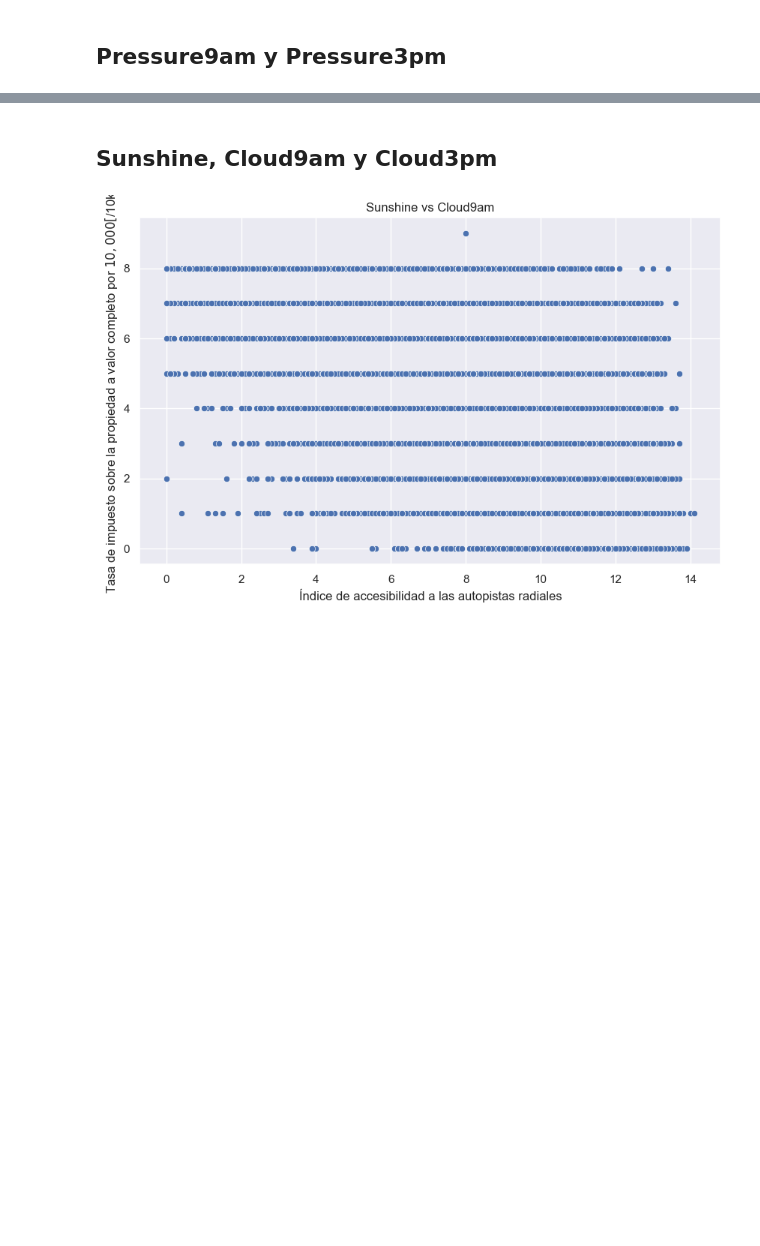
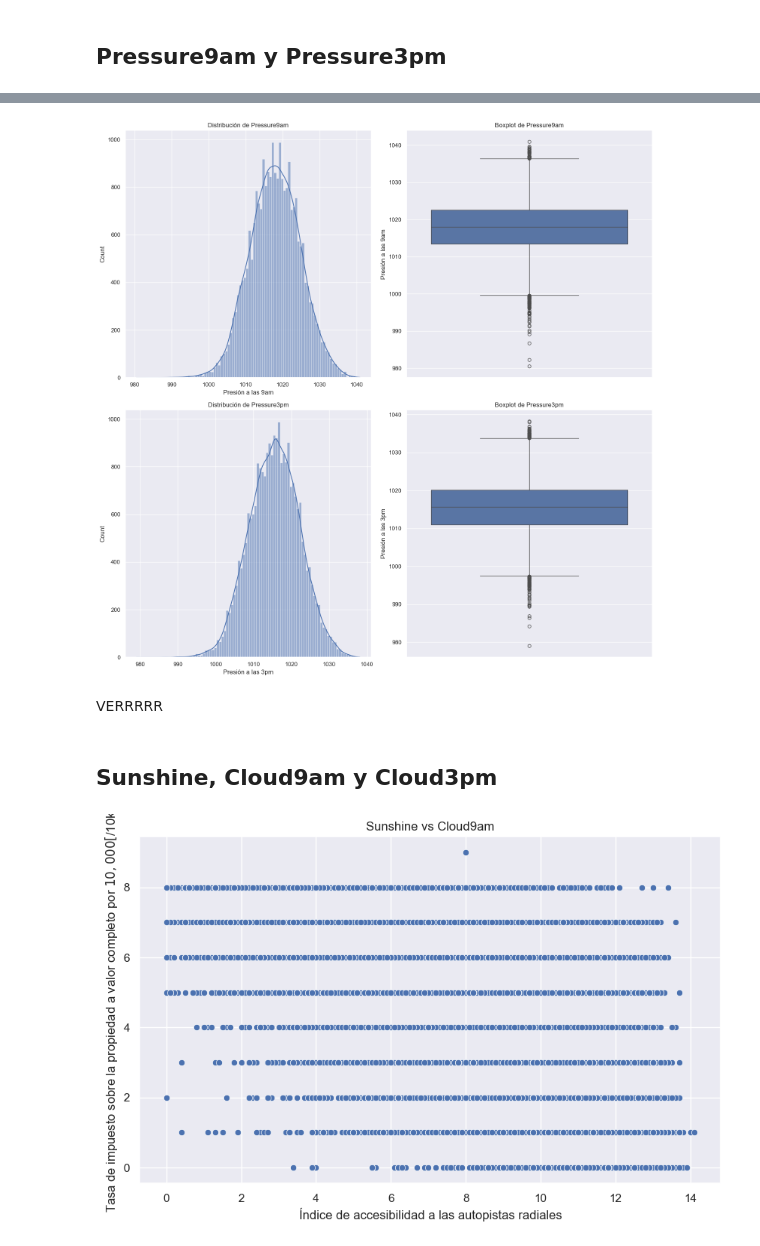
Before and after one commit to franciscoryb1/AA1-TUIA-RodriguezYBarros-Menescaldi-Britos, a Jupyter notebook: Clasificación/TP-clasificacion-AA1.ipynb, the cells around one changed output, grey strips where cells are left out. Drawn from its saved outputs; the diff is of its cells as text; code cells hidden in the pictures; blank space fills up the shorter version.

```diff
--- a/Clasificación/TP-clasificacion-AA1.ipynb
+++ b/Clasificación/TP-clasificacion-AA1.ipynb
@@ -418,32 +424,36 @@ plt.show()
 # %%
 plt.figure(figsize=(15, 15))
 
-# Histograma de AGE
+# Histograma de Pressure9am
 plt.subplot(2, 2, 1)
-sns.histplot(weatherdata['RAD'], kde=True)
-plt.title('Distribución de RAD')
-plt.xlabel('Índice de accesibilidad a las autopistas radiales')
+sns.histplot(weatherdata['Pressure9am'], kde=True)
+plt.title('Distribución de Pressure9am')
+plt.xlabel('Presión a las 9am')
 
-# Boxplot de AGE
+# Boxplot de Pressure9am
 plt.subplot(2, 2, 2)
-sns.boxplot(y=weatherdata['RAD'])
-plt.title('Boxplot de RAD')
-plt.ylabel('Índice de accesibilidad a las autopistas radiales')
+sns.boxplot(y=weatherdata['Pressure9am'])
+plt.title('Boxplot de Pressure9am')
+plt.ylabel('Presión a las 9am')
 
-# Histograma de DIS
+# Histograma de Pressure3pm
 plt.subplot(2, 2, 3)
-sns.histplot(weatherdata['TAX'], kde=True)
-plt.title('Distribución de TAX')
-plt.xlabel('Tasa de impuesto sobre la propiedad a valor completo por $10,000 [$/10k]')
+sns.histplot(weatherdata['Pressure3pm'], kde=True)
+plt.title('Distribución de Pressure3pm')
+plt.xlabel('Presión a las 3pm')
 
-# Boxplot de DIS
+# Boxplot de Pressure3pm
 plt.subplot(2, 2, 4)
-sns.boxplot(y=weatherdata['TAX'])
-plt.title('Boxplot de TAX')
-plt.ylabel('Tasa de impuesto sobre la propiedad a valor completo por $10,000 [$/10k]')
+sns.boxplot(y=weatherdata['Pressure3pm'])
+plt.title('Boxplot de Pressure3pm')
+plt.ylabel('Presión a las 3pm')
 
 plt.tight_layout()
 plt.show()
+# %% [output]
+[figure, added]
+# %% [markdown]
+VERRRRR
 # %% [markdown]
 ## Sunshine, Cloud9am y Cloud3pm
 # %%
```
Also changed, not shown: parts of 18 cells of this notebook.
